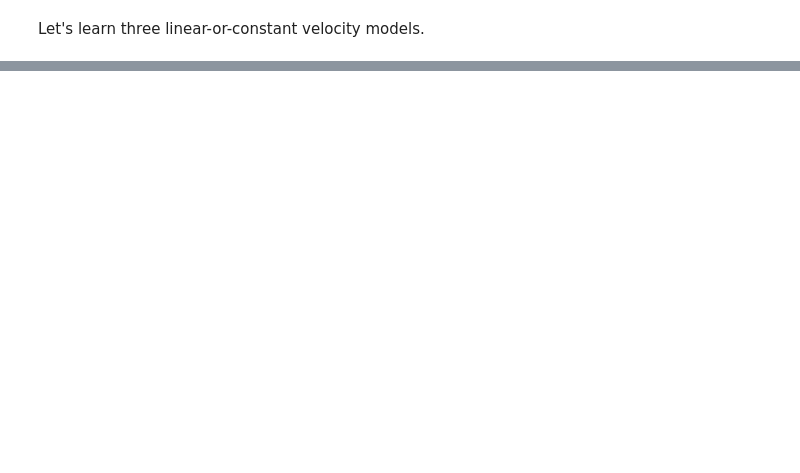
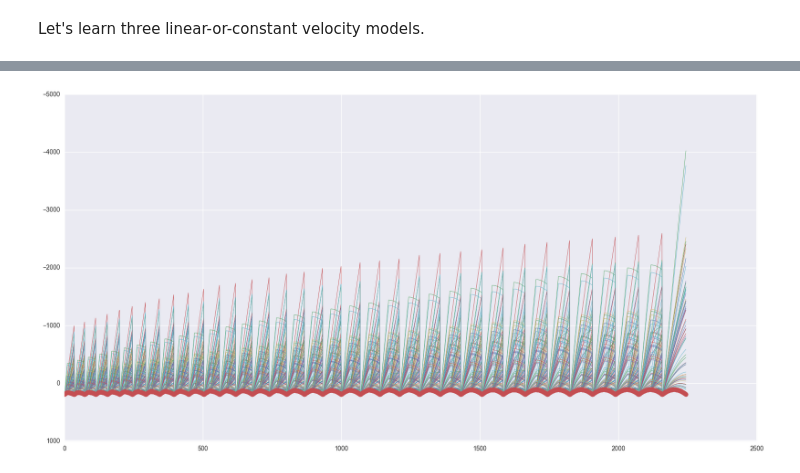
Before and after one commit to JoeOsborn/mechlearn, a Jupyter notebook: mechlearn/jumpfit.ipynb, the cells around one changed output, grey strips where cells are left out. Drawn from its saved outputs; the diff is of its cells as text; code cells hidden in the pictures; blank space fills up the shorter version.

```diff
--- a/mechlearn/jumpfit.ipynb
+++ b/mechlearn/jumpfit.ipynb
@@ -301,48 +499,59 @@ array([[<matplotlib.axes._subplots.AxesSubplot object at 0x...>],
 # %%
+# Visualize the new approach with a weight vector and clipping.
+# EXECUTE ME after setting up the third model (no resets, no matrix-ization)
 from jumpfinder import marioModel,DT
 import copy
 
-samples = 400
+samples = 200
 m = copy.deepcopy(marioModel)
 
 realYs = []
 for (_moves,stats) in trials:
     realYs = realYs + stats.y.allVals
-
+plt.figure(figsize=(20,10))
 sample = 0
-for rand_trace in np.random.randint(1000, len(trace), samples):
+for rand_trace in np.random.randint(3000, len(trace), samples):
     sample += 1
     t = trace[rand_trace]
     m.params["gravity"].update(t["fall_dy_acc"]/(DT*DT),True)
     m.params["risingGravity"].update(t["rise_dy_acc"]/(DT*DT),True)
     m.params["minButtonDuration"].update(minHold*DT,True)
     m.params["maxButtonDuration"].update(maxHold*DT,True)
 
     # set the jumpStartSpeed to the expression rise_dy_const + rise_weights_dy*(dx,dy).
     #  be sure that these use the pre-transition values during transitions!
-    m.params["jumpStartSpeed"] = ("+",
-                                  t["rise_dy_const"]/DT,
-                                  ("*", t["rise_weights_dy"][0]/DT, ("x", 1)),
-                                  ("*", t["rise_weights_dy"][1]/DT, ("y", 1)))
-    m.params["jumpToFallStartSpeed"] = ("+",
-                                  t["fall_dy_const"]/DT,
-                                  ("*", t["fall_weights_dy"][0]/DT, ("x", 1)),
-                                  ("*", t["fall_weights_dy"][1]/DT, ("y", 1)))
+    m.params["jumpStartSpeed"] = ("clip",
+                                   ("+",
+                                    t["rise_dy_weights"][2]/DT,
+                                    ("*", t["rise_dy_weights"][0], ("x", 1)),
+                                    ("*", t["rise_dy_weights"][1], ("y", 1))),
+                                   t["rise_dy_initcliplo"]/DT,
+                                   t["rise_dy_initcliphi"]/DT)
+    m.params["jumpToFallStartSpeed"] = ("clip",
+                                   ("+",
+                                    t["fall_dy_weights"][2]/DT,
+                                    ("*", t["fall_dy_weights"][0], ("x", 1)),
+                                    ("*", t["fall_dy_weights"][1], ("y", 1))),
+                                   t["fall_dy_initcliplo"]/DT,
+                                   t["fall_dy_initcliphi"]/DT)
+
+
 
     # then do jump trials with horizontal speed and make sure we learn the right weights.
     # then try to learn the clipping for earlyOutClipVel and other discrete velocity updates
     modelYs = []
     for (moves,stats) in trials:
         val = m.makeValuation({("x", 0): stats.x.allVals[0], ("y", 0): stats.y.allVals[0]})
         modelYs.append(val.variables[("y",0)])
         for mi,move in enumerate(moves):
             m.step(val,
                    DT,
                    set(["jump"] if move & jumpButton else []),
-                   set([("bottom", "ground")] if abs(val.variables[("y", 0)] - stats.y.allVals[0]) < 0.1 and mi >= 5 else []))
+                   set([("bottom", "ground")] if val.variables[("y", 0)] > stats.y.allVals[0]-1 and mi >= 5 else []))
             modelYs.append(val.variables[("y",0)])
-    plt.plot(modelYs,"x-")
+    plt.plot(modelYs,"x-",lw=0.6)
 plt.plot(realYs,"o")
-plt.gca().set_ylim((100,180))
 plt.gca().invert_yaxis()
 plt.show()
+# %% [output]
+[figure, added]
```
Also changed, not shown: parts of 15 cells of this notebook, 2 other files.
